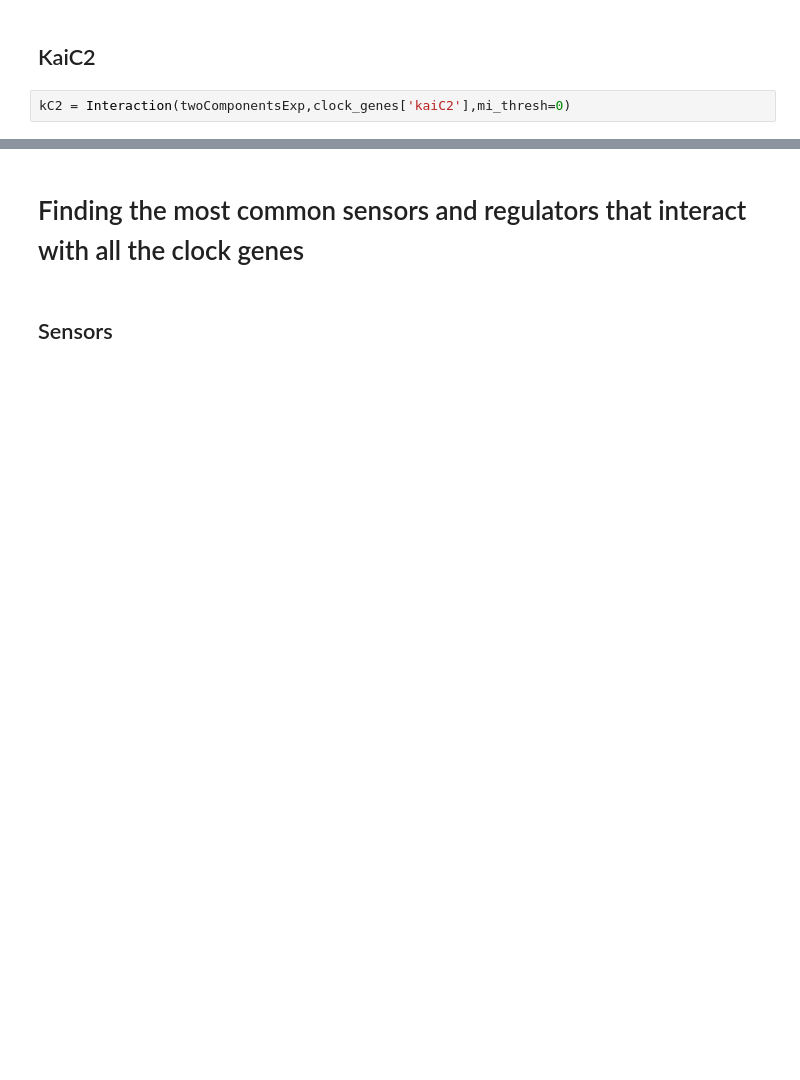
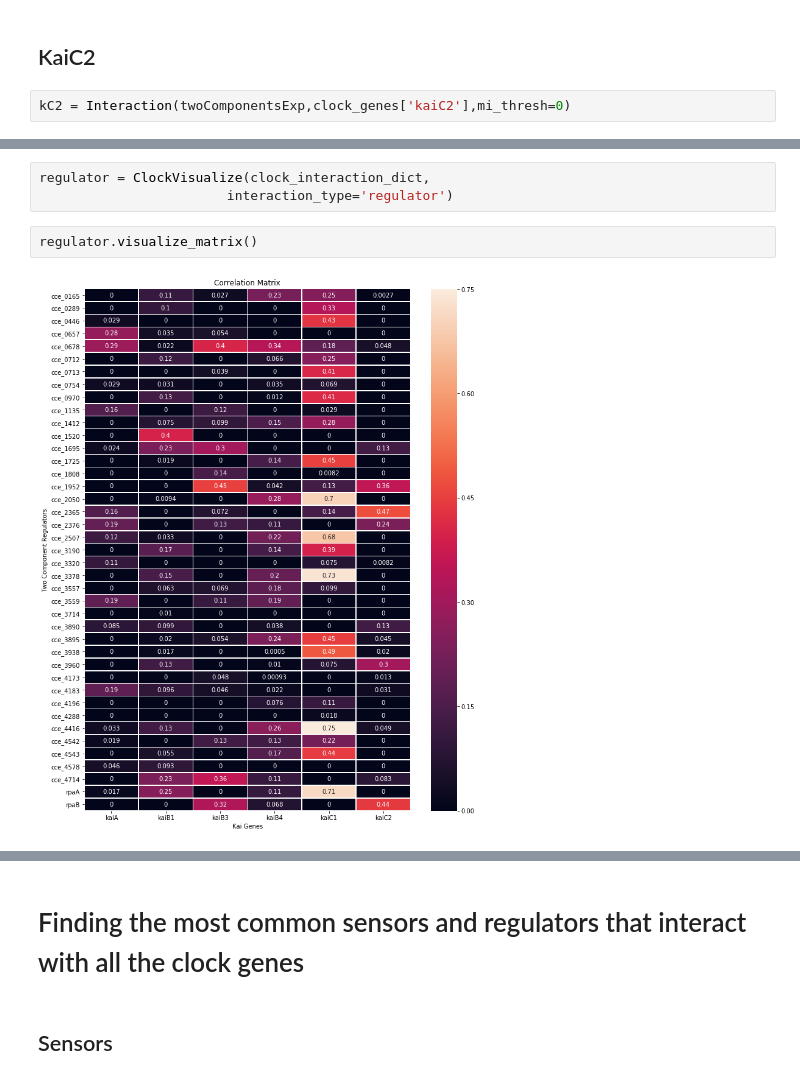
Before and after one commit to deeprob/Gene-Expression-Analysis-Pipeline, a Jupyter notebook: Microarray-Data-Analysis-386.ipynb, the cells around one changed output, grey strips where cells are left out. Saved outputs shown, nothing was run; the diff lists cells and outputs as text; blank space fills up the shorter version.

```diff
--- a/Microarray-Data-Analysis-386.ipynb
+++ b/Microarray-Data-Analysis-386.ipynb
@@ -313,0 +301,7 @@ twoComponentsExp.loc[twoComponentsExp.ORF.isin(regulator_set)]
+# %%
+regulator = ClockVisualize(clock_interaction_dict,
+                        interaction_type='regulator')
+# %%
+regulator.visualize_matrix()
+# %% [output]
+[figure, added]
```
Also changed, not shown: parts of 39 cells of this notebook, 3 other files.
